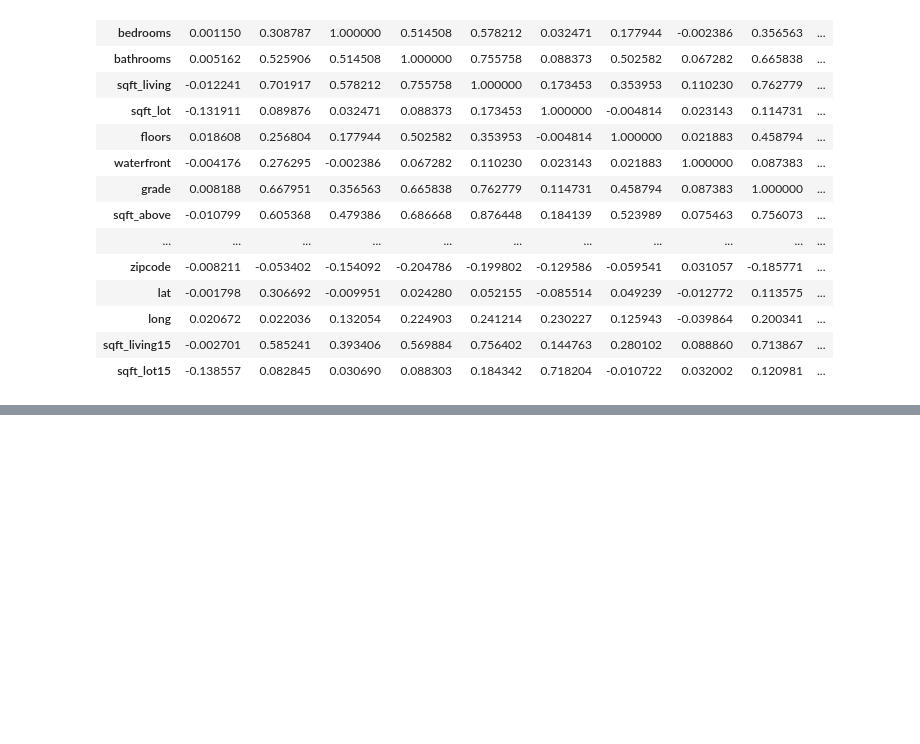
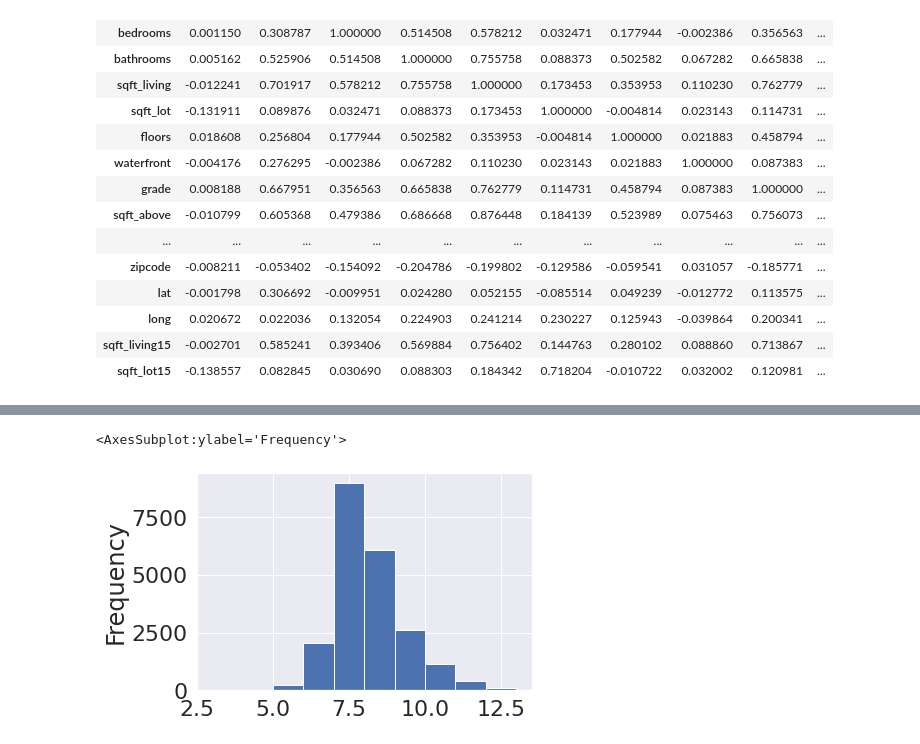
Before and after one commit to KingMaina/KC-Sales-Multiple-Linear-Regression, a Jupyter notebook: student.ipynb, the cells around one changed output, grey strips where cells are left out. Cells and saved outputs as stored; diff of their text form; code cells hidden in the pictures; blank space fills up the shorter version.

```diff
--- a/student.ipynb
+++ b/student.ipynb
@@ -414,0 +798,5 @@ SyntaxError: invalid syntax (<ipython-input-39-4edde1068ebb>, line 1)
+# %%
+kc_house_data['grade'].plot(kind='hist')
+# %% [output]
+<AxesSubplot:ylabel='Frequency'>
+[figure, added]
```
Also changed, not shown: parts of 76 cells of this notebook.
